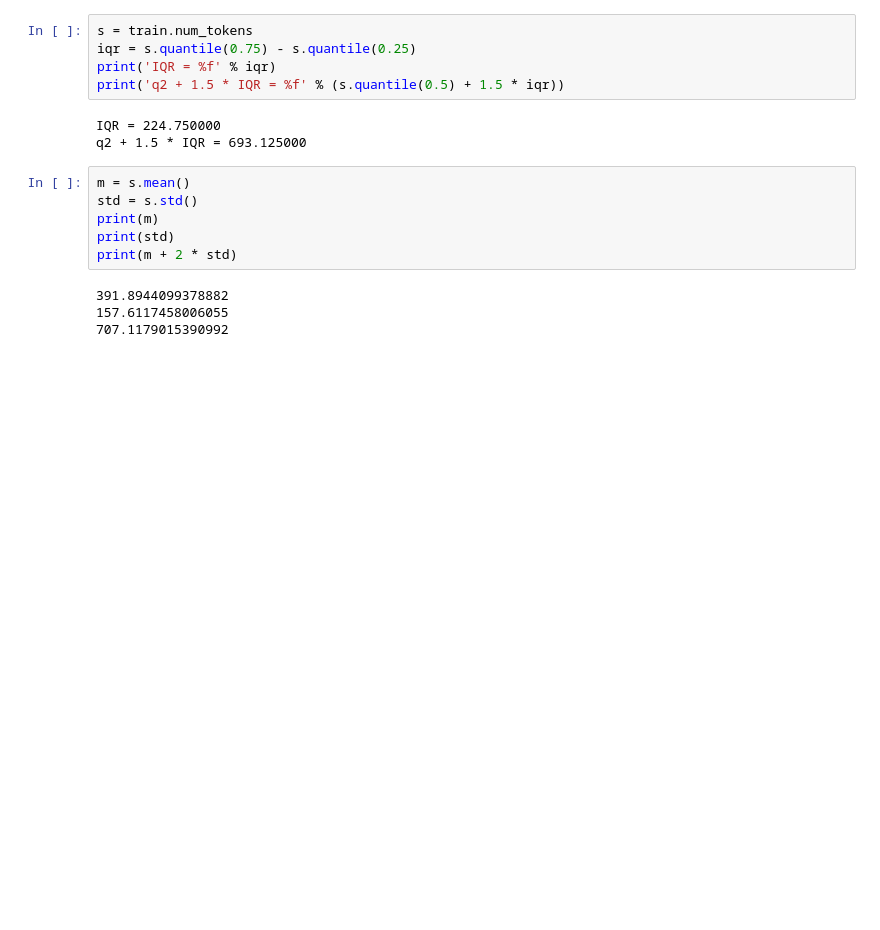
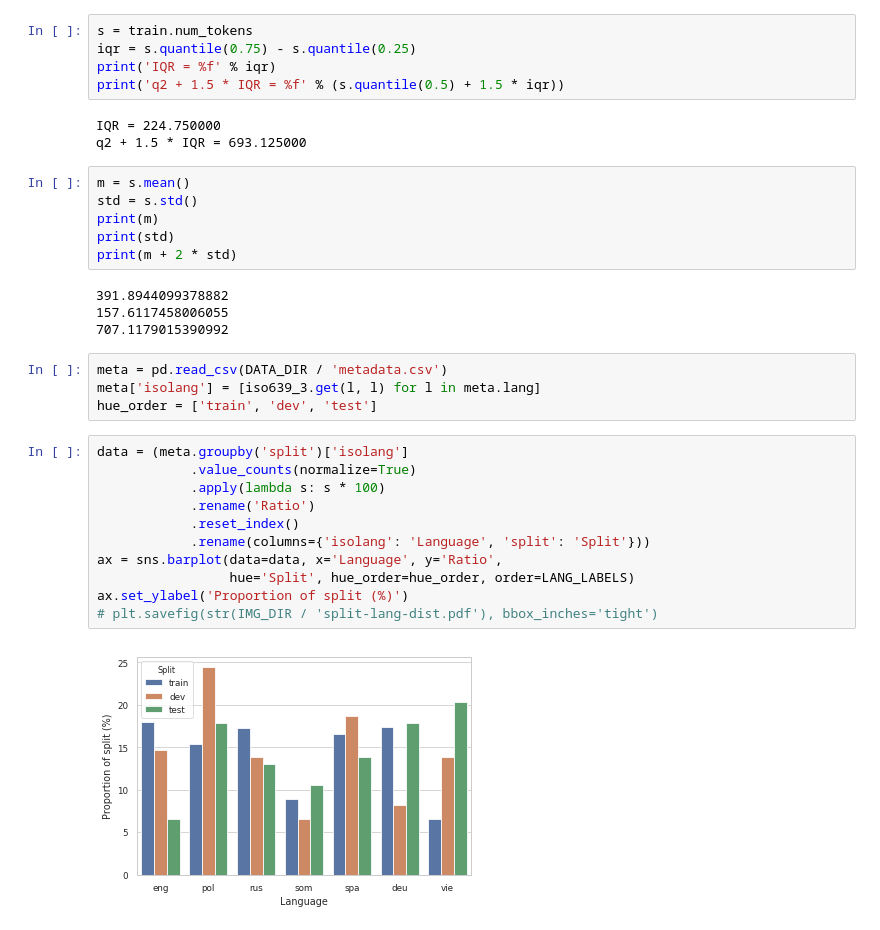
Before and after one commit to PhyloStar/NorskASK, a Jupyter notebook: notebooks/Post-split analysis.ipynb, the cells around one changed output. Drawn from its saved outputs; the diff is of its cells as text; blank space fills up the shorter version.

```diff
--- a/notebooks/Post-split analysis.ipynb
+++ b/notebooks/Post-split analysis.ipynb
@@ -181,3 +183,20 @@ print(m + 2 * std)
 391.8944099378882
 157.6117458006055
 707.1179015390992
+# %%
+meta = pd.read_csv(DATA_DIR / 'metadata.csv')
+meta['isolang'] = [iso639_3.get(l, l) for l in meta.lang]
+hue_order = ['train', 'dev', 'test']
+# %%
+data = (meta.groupby('split')['isolang']
+            .value_counts(normalize=True)
+            .apply(lambda s: s * 100)
+            .rename('Ratio')
+            .reset_index()
+            .rename(columns={'isolang': 'Language', 'split': 'Split'}))
+ax = sns.barplot(data=data, x='Language', y='Ratio',
+                 hue='Split', hue_order=hue_order, order=LANG_LABELS)
+ax.set_ylabel('Proportion of split (%)')
+# plt.savefig(str(IMG_DIR / 'split-lang-dist.pdf'), bbox_inches='tight')
+# %% [output]
+[figure, added]
```
Also changed, not shown: parts of 7 cells of this notebook, 5 other files.
